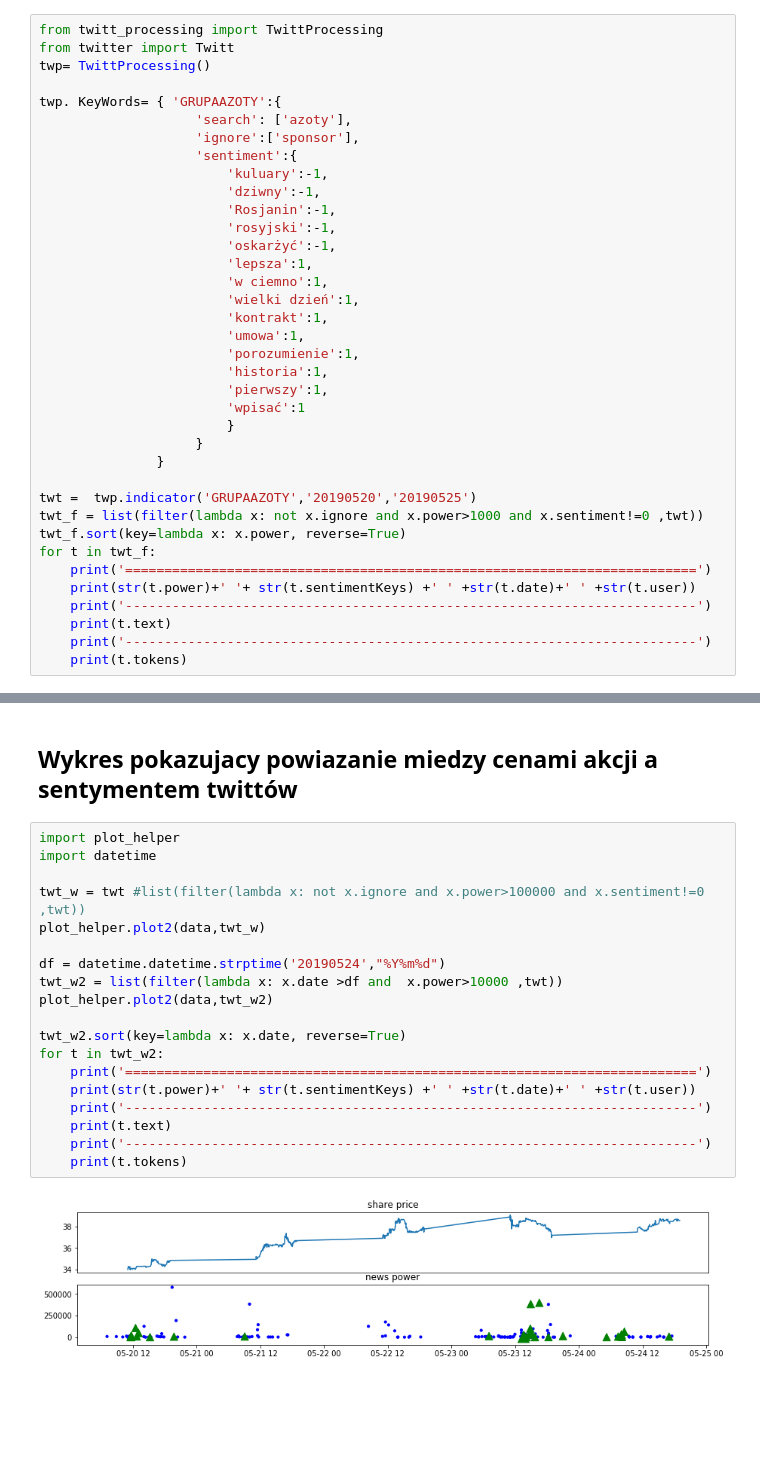
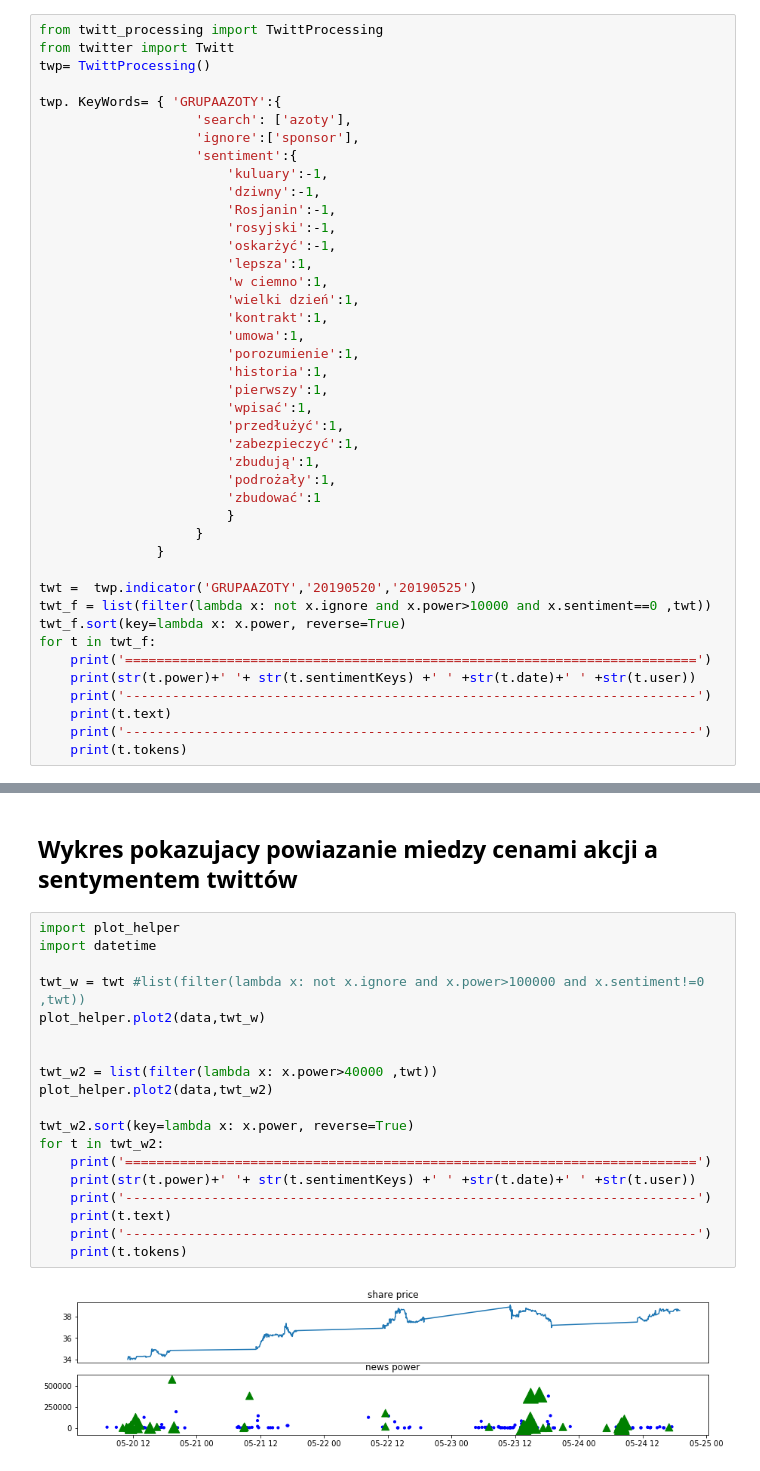
Before and after one commit to Toadstool/NewsIndicator, a Jupyter notebook: case_study_GRUPA_AZOTY.ipynb, the cells around one changed output, grey strips where cells are left out. Saved outputs shown, nothing was run; the diff lists cells and outputs as text; blank space fills up the shorter version.

```diff
--- a/case_study_GRUPA_AZOTY.ipynb
+++ b/case_study_GRUPA_AZOTY.ipynb
@@ -34,13 +34,18 @@ twp. KeyWords= { 'GRUPAAZOTY':{
                         'porozumienie':1,
                         'historia':1,
                         'pierwszy':1,
-                        'wpisać':1
+                        'wpisać':1,
+                        'przedłużyć':1,
+                        'zabezpieczyć':1,
+                        'zbudują':1,
+                        'podrożały':1,
+                        'zbudować':1
                         }
                     }
                }
 
 twt =  twp.indicator('GRUPAAZOTY','20190520','20190525')
-twt_f = list(filter(lambda x: not x.ignore and x.power>1000 and x.sentiment!=0 ,twt))
+twt_f = list(filter(lambda x: not x.ignore and x.power>10000 and x.sentiment==0 ,twt))
 twt_f.sort(key=lambda x: x.power, reverse=True)
 for t in twt_f:
     print('=========================================================================')
@@ -76,21 +78,21 @@ Wykres pokazujacy powiazanie miedzy cenami akcji a sentymentem twittów
 # %%
 import plot_helper
 import datetime
 
 twt_w = twt #list(filter(lambda x: not x.ignore and x.power>100000 and x.sentiment!=0 ,twt))
 plot_helper.plot2(data,twt_w)
 
-df = datetime.datetime.strptime('20190524',"%Y%m%d")
-twt_w2 = list(filter(lambda x: x.date >df and  x.power>10000 ,twt))
+
+twt_w2 = list(filter(lambda x: x.power>40000 ,twt))
 plot_helper.plot2(data,twt_w2)
 
-twt_w2.sort(key=lambda x: x.date, reverse=True)
+twt_w2.sort(key=lambda x: x.power, reverse=True)
 for t in twt_w2:
     print('=========================================================================')
     print(str(t.power)+' '+ str(t.sentimentKeys) +' ' +str(t.date)+' ' +str(t.user))
     print('-------------------------------------------------------------------------')
     print(t.text)
     print('-------------------------------------------------------------------------')
     print(t.tokens)
 # %% [output]
-[figure, old version]
+[figure, new version]
```
Also changed, not shown: parts of 2 cells of this notebook, 4 other files.
